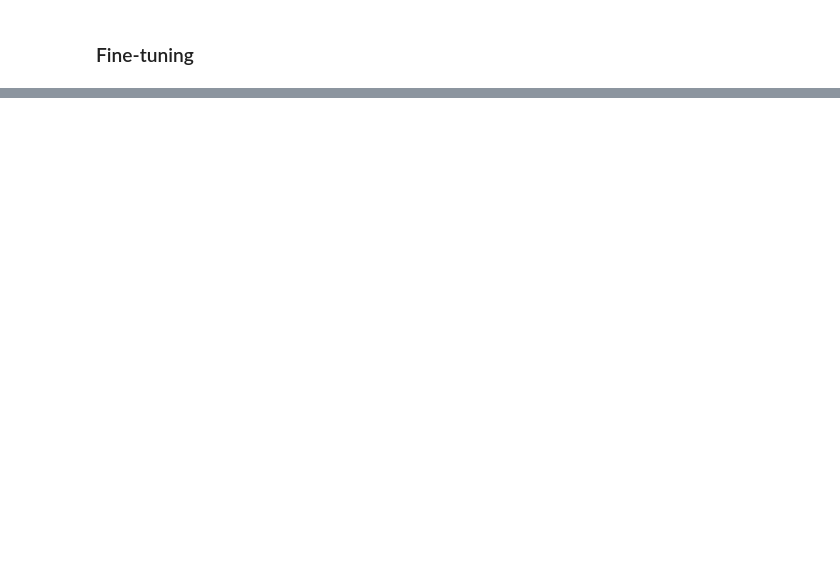
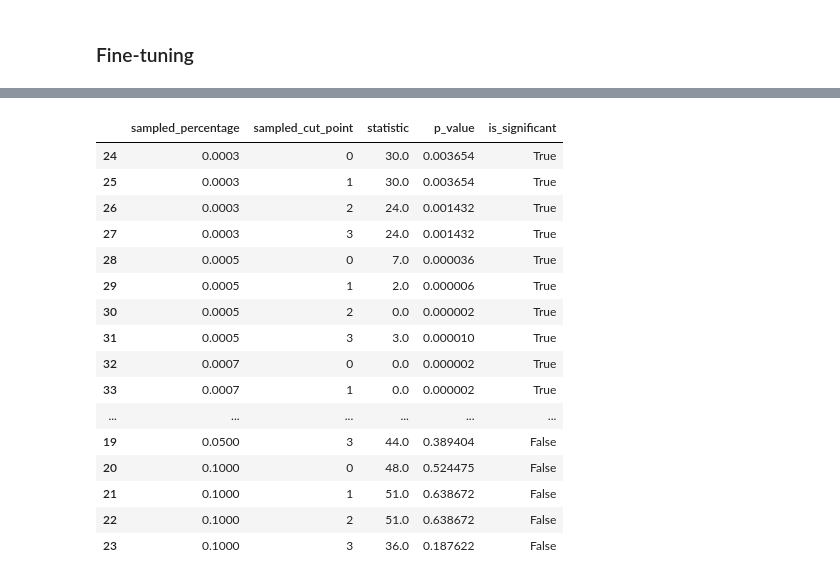
Before and after one commit to tusharmanekar/mp-tl-study, a Jupyter notebook: 50-50_MNIST/MNIST_CNN_3D_many_more_repeats_freeze_reinit.ipynb, the cells around one changed output, grey strips where cells are left out. Saved outputs shown, nothing was run; the diff lists cells and outputs as text; code cells hidden in the pictures; blank space fills up the shorter version.

```diff
--- a/50-50_MNIST/MNIST_CNN_3D_many_more_repeats_freeze_reinit.ipynb
+++ b/50-50_MNIST/MNIST_CNN_3D_many_more_repeats_freeze_reinit.ipynb
@@ -1292,3 +1217,67 @@ df_wilcoxon_corrected
+# %%
+## compared to all baselines instead of the baseline median
+
+import pandas as pd
+import numpy as np
+from scipy.stats import wilcoxon
+
+# Separating the baseline data
+baseline_data = df_combined[df_combined['sampled_cut_point'] == -1]
+
+# Separating the data for other cut points
+df_differences = df_combined[df_combined['sampled_cut_point'] != -1]
+
+def perform_wilcoxon_test(data, baseline_data, cut_point):
+    cut_data = data[data['sampled_cut_point'] == cut_point]['test_acc']
+    baseline_subset = baseline_data[baseline_data['sampled_percentage'] == data['sampled_percentage'].iloc[0]]['test_acc']
+
+    # Make sure the lengths of both arrays are equal
+    min_length = min(len(cut_data), len(baseline_subset))
+    cut_data = cut_data.head(min_length)
+    baseline_subset = baseline_subset.head(min_length)
+
+    # Performing the Wilcoxon signed-rank test
+    stat, p_value = wilcoxon(cut_data, baseline_subset)
+    return stat, p_value
+
+# Performing the test for each cut point and sampled percentage
+wilcoxon_corrected_results = []
+for percentage in df_differences['sampled_percentage'].unique():
+    for cut_point in df_differences['sampled_cut_point'].unique():
+        subset = df_differences[(df_differences['sampled_percentage'] == percentage) & (df_differences['sampled_cut_point'] == cut_point)]
+        baseline_subset = baseline_data[baseline_data['sampled_percentage'] == percentage]
+        if not baseline_subset.empty and not subset.empty:
+            stat, p_value = perform_wilcoxon_test(subset, baseline_subset, cut_point)
+            wilcoxon_corrected_results.append({
+                'sampled_percentage': percentage,
+                'sampled_cut_point': cut_point,
+                'statistic': stat,
+                'p_value': p_value
+            })
+
+# Converting the results to a DataFrame for easier visualization
+df_wilcoxon_corrected = pd.DataFrame(wilcoxon_corrected_results)
+df_wilcoxon_corrected['is_significant'] = df_wilcoxon_corrected['p_value'] < 0.05
+df_wilcoxon_corrected = df_wilcoxon_corrected.sort_values(by=['sampled_percentage', 'sampled_cut_point'])
+df_wilcoxon_corrected
+# %% [output]
+|  | sampled_percentage | sampled_cut_point | statistic | p_value | is_significant |
+| 24 | 0.0003 | 0 | 30.0 | 0.003654 | True |
+| 25 | 0.0003 | 1 | 30.0 | 0.003654 | True |
+| 26 | 0.0003 | 2 | 24.0 | 0.001432 | True |
+| 27 | 0.0003 | 3 | 24.0 | 0.001432 | True |
+| 28 | 0.0005 | 0 | 7.0 | 0.000036 | True |
+| 29 | 0.0005 | 1 | 2.0 | 0.000006 | True |
+| 30 | 0.0005 | 2 | 0.0 | 0.000002 | True |
+| 31 | 0.0005 | 3 | 3.0 | 0.000010 | True |
+| 32 | 0.0007 | 0 | 0.0 | 0.000002 | True |
+| 33 | 0.0007 | 1 | 0.0 | 0.000002 | True |
+| ... | ... | ... | ... | ... | ... |
+| 19 | 0.0500 | 3 | 44.0 | 0.389404 | False |
+| 20 | 0.1000 | 0 | 48.0 | 0.524475 | False |
+| 21 | 0.1000 | 1 | 51.0 | 0.638672 | False |
+| 22 | 0.1000 | 2 | 51.0 | 0.638672 | False |
+| 23 | 0.1000 | 3 | 36.0 | 0.187622 | False |
 # %%
 # save fine-tuning results
 params_tmp = copy.deepcopy(params)
```
Also changed, not shown: parts of 21 cells of this notebook, 3 other files.
